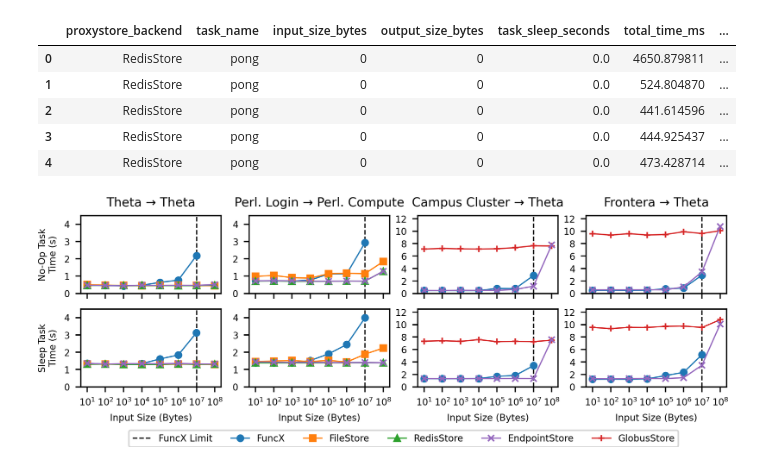
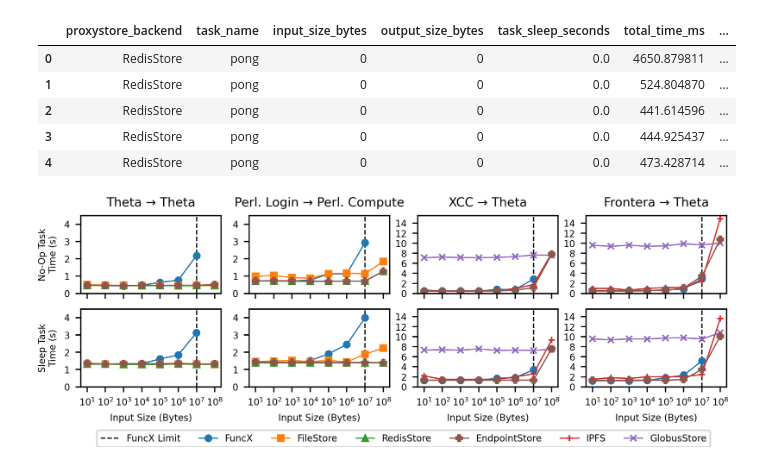
Before and after one commit to proxystore/sc23-evaluation, a Jupyter notebook: 0-proxystore-with-faas.ipynb, the cells around one changed output. Saved outputs shown, nothing was run; the diff lists cells and outputs as text; code cells hidden in the pictures.

Commit message:
Add IPFS FuncX comparision

```diff
--- a/0-proxystore-with-faas.ipynb
+++ b/0-proxystore-with-faas.ipynb
@@ -159,7 +159,7 @@ extracted_data = [
     ],
 ]
 
-backends = ['FuncX', 'FileStore', 'RedisStore', 'GlobusStore', 'EndpointStore']
+backends = ['FuncX', 'FileStore', 'RedisStore', 'IPFS', 'GlobusStore', 'EndpointStore']
 
 rows = 2
 cols = 4
@@ -191,35 +191,35 @@ for i in range(rows):
         handles, labels = ax.get_legend_handles_labels()
         for handle, label in zip(handles, labels):
             if label not in legend_handles:
                 legend_handles[label] = handle
 
 axs[1, 0].set_xlabel('Input Size (Bytes)', fontsize=6)
 axs[1, 1].set_xlabel('Input Size (Bytes)', fontsize=6)
 axs[1, 2].set_xlabel('Input Size (Bytes)', fontsize=6)
 axs[1, 3].set_xlabel('Input Size (Bytes)', fontsize=6)
 axs[0, 0].set_ylabel('No-Op Task\nTime (s)', fontsize=6)
 axs[1, 0].set_ylabel('Sleep Task\nTime (s)', fontsize=6)
 axs[0, 0].set_title('Theta → Theta')
 axs[0, 1].set_title('Perl. Login → Perl. Compute')
-axs[0, 2].set_title('Campus Cluster → Theta')
+axs[0, 2].set_title('XCC → Theta')
 axs[0, 3].set_title('Frontera → Theta')
 
-axs[1, 0].legend(legend_handles.values(), legend_handles.keys(), loc='upper center', bbox_to_anchor=(2.3, -0.5), ncol=6)
+axs[1, 0].legend(legend_handles.values(), legend_handles.keys(), loc='upper center', bbox_to_anchor=(2.3, -0.5), ncol=7)
 
 # Restrict y axis range
 for yi in (0, 1):
     for xi in (0, 1, 2, 3):
-        axs[yi, xi].set_ylim([0, 4.5 if xi < 2 else 12.5])
-        axs[yi, xi].set_ylim([0, 4.5 if xi < 2 else 12.5])
+        axs[yi, xi].set_ylim([0, 4.5 if xi < 2 else 15.5])
+        axs[yi, xi].set_ylim([0, 4.5 if xi < 2 else 15.5])
 
 # Restrict y labels to integers
 for yi in (0, 1):
     for xi in (0, 1, 2, 3):
         axs[yi, xi].get_yaxis().set_major_locator(mticker.MaxNLocator(integer=True))
 
 # fig.tight_layout(h_pad=0.5, w_pad=0.5)
 
 fig.set_size_inches(7.5, 2)
 plt.savefig('figures/funcx-roundtrip-task-times.png', pad_inches=0.05)
 # %% [output]
-[figure, old version]
+[figure, new version]
```
Also changed, not shown: 5 other files.
